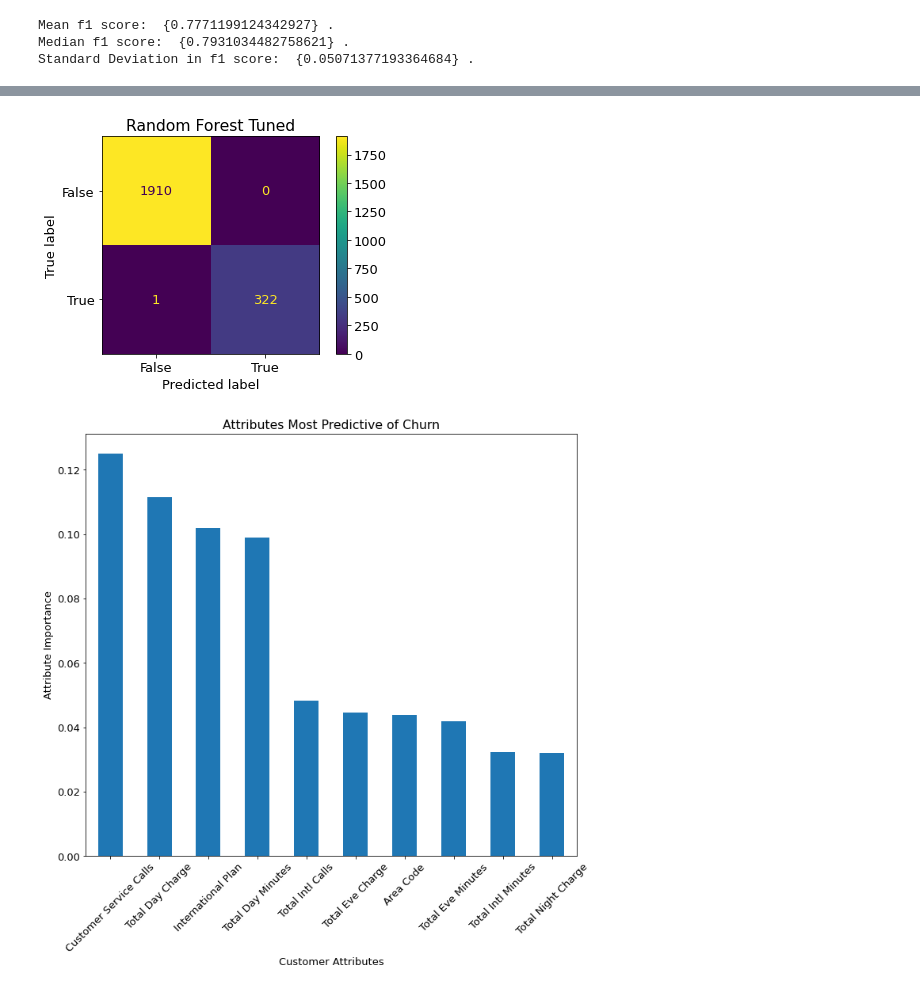
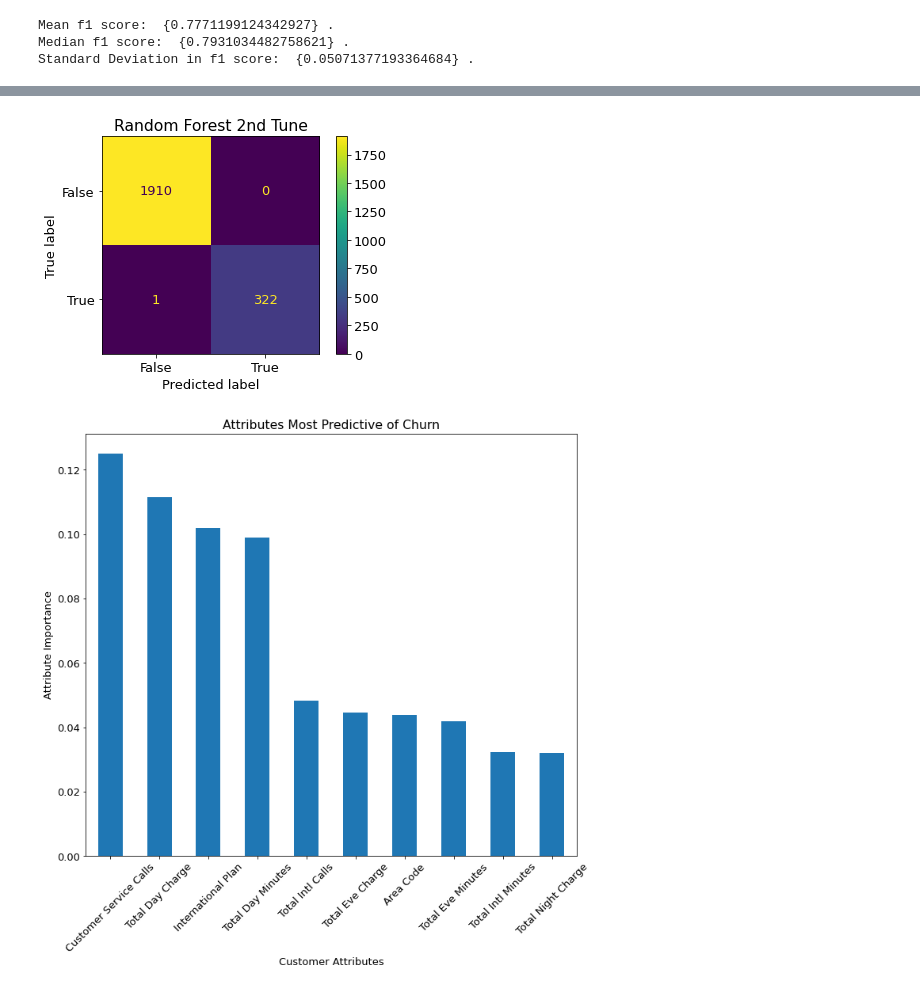
Before and after one commit to ThomasHChapman/P3-Classifer, a Jupyter notebook: SyriatelChurnNotebook.ipynb, the cells around one changed output, grey strips where cells are left out. Cells and saved outputs as stored; diff of their text form; code cells hidden in the pictures.

```diff
--- a/SyriatelChurnNotebook.ipynb
+++ b/SyriatelChurnNotebook.ipynb
@@ -653,7 +672,8 @@ weighted avg       1.00      1.00      1.00      2233
 # %%
+# Plot & Review Confusion Matrix for the Dummy Classifier
 plot_confusion_matrix(rft2_pipeline, X_train, y_train)
-title = 'Random Forest Tuned'
+title = 'Random Forest 2nd Tune'
 plt.title(title);
 # %% [output]
-[figure, old version]
+[figure, new version]
 # %%
```
Also changed, not shown: parts of 78 cells of this notebook.
